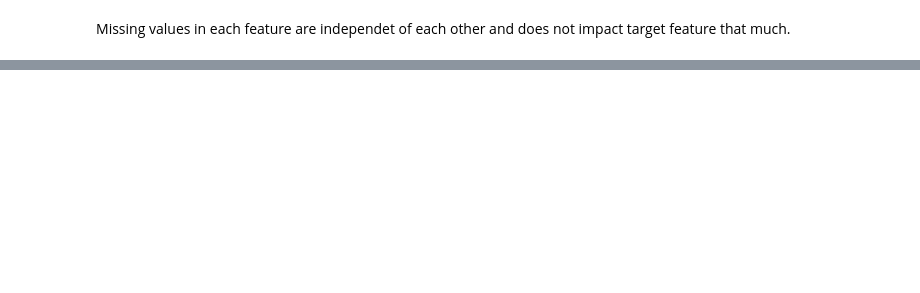
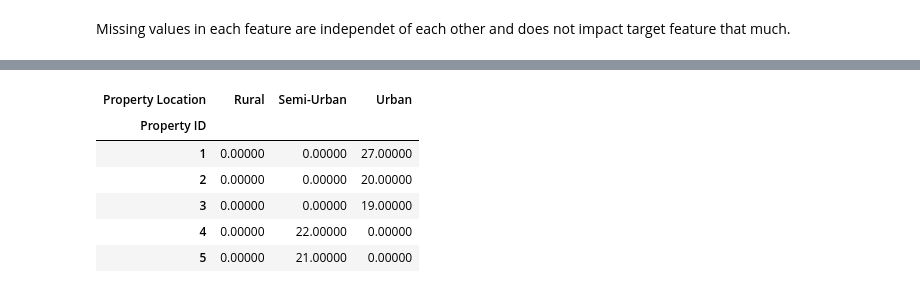
Before and after one commit to shoabahamed/kaggle_notebooks, a Jupyter notebook: classification_regression.ipynb, the cells around one changed output, grey strips where cells are left out. Drawn from its saved outputs; the diff is of its cells as text; code cells hidden in the pictures; blank space fills up the shorter version.

```diff
--- a/classification_regression.ipynb
+++ b/classification_regression.ipynb
@@ -1285,0 +1276,12 @@ normally we will fit transform the train and use only transform(based on the val
+# %%
+# using group distribution to figure out relation and values to fill in missing values
+PPL_gb = train_set.groupby(['Property ID', 'Property Location'])['Customer ID'].size().unstack().fillna(0)
+PPL_gb.head(5)
+# %% [output]
+| Property Location | Rural | Semi-Urban | Urban |
+| Property ID |  |  |  |
+| 1 | 0.00000 | 0.00000 | 27.00000 |
+| 2 | 0.00000 | 0.00000 | 20.00000 |
+| 3 | 0.00000 | 0.00000 | 19.00000 |
+| 4 | 0.00000 | 22.00000 | 0.00000 |
+| 5 | 0.00000 | 21.00000 | 0.00000 |
```
Also changed, not shown: parts of 83 cells of this notebook.
